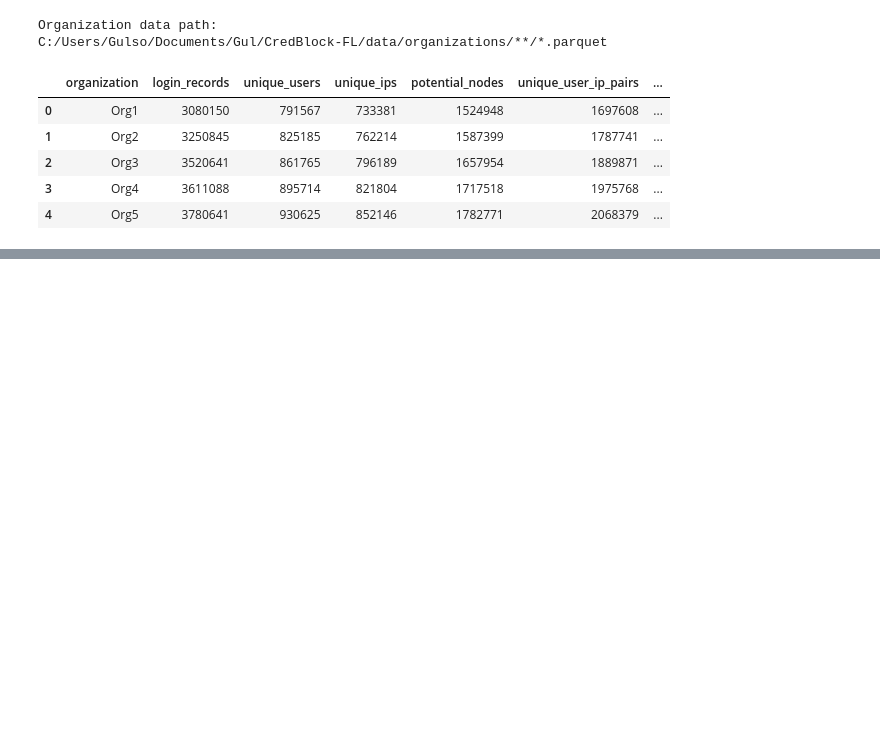
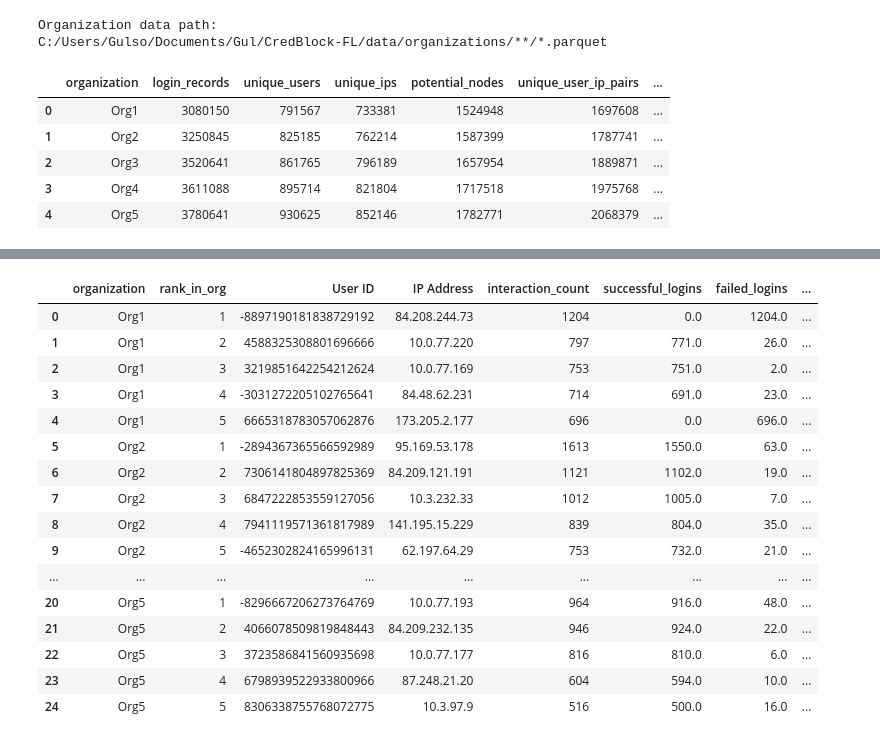
Before and after one commit to gulfatima-git/CredBlock-FL, a Jupyter notebook: notebooks/local_graph_analysis.ipynb, the cells around one changed output, grey strips where cells are left out. Drawn from its saved outputs; the diff is of its cells as text; code cells hidden in the pictures; blank space fills up the shorter version.

```diff
--- a/notebooks/local_graph_analysis.ipynb
+++ b/notebooks/local_graph_analysis.ipynb
@@ -89,0 +238,97 @@ display(graph_sizes)
+# %%
+top_repeated_pairs = duckdb.sql(f"""
+    WITH pair_stats AS (
+        SELECT
+            organization,
+            "User ID",
+            "IP Address",
+
+            COUNT(*) AS interaction_count,
+
+            SUM(
+                CASE WHEN "Login Successful" = TRUE
+                THEN 1 ELSE 0 END
+            ) AS successful_logins,
+
+            SUM(
+                CASE WHEN "Login Successful" = FALSE
+                THEN 1 ELSE 0 END
+            ) AS failed_logins,
+
+            SUM(
+                CASE WHEN "Is Attack IP" = TRUE
+                THEN 1 ELSE 0 END
+            ) AS attack_ip_logins,
+
+            SUM(
+                CASE WHEN "Is Account Takeover" = TRUE
+                THEN 1 ELSE 0 END
+            ) AS account_takeover_logins,
+
+            MIN("Login Timestamp") AS first_login,
+
+            MAX("Login Timestamp") AS last_login
+
+        FROM read_parquet(
+            '{ORG_GLOB}',
+            hive_partitioning = true
+        )
+
+        GROUP BY
+            organization,
+            "User ID",
+            "IP Address"
+    ),
+
+    ranked_pairs AS (
+        SELECT
+            *,
+            ROW_NUMBER() OVER (
+                PARTITION BY organization
+                ORDER BY interaction_count DESC
+            ) AS rank_in_org
+
+        FROM pair_stats
+    )
+
+    SELECT
+        organization,
+        rank_in_org,
+        "User ID",
+        "IP Address",
+        interaction_count,
+        successful_logins,
+        failed_logins,
+        attack_ip_logins,
+        account_takeover_logins,
+        first_login,
+        last_login
+
+    FROM ranked_pairs
+
+    WHERE rank_in_org <= 5
+
+    ORDER BY
+        organization,
+        rank_in_org
+""").df()
+
+display(top_repeated_pairs)
+# %% [output]
+|  | organization | rank_in_org | User ID | IP Address | interaction_count | successful_logins | failed_logins | ... |
+| 0 | Org1 | 1 | -8897190181838729192 | 84.208.244.73 | 1204 | 0.0 | 1204.0 | ... |
+| 1 | Org1 | 2 | 4588325308801696666 | 10.0.77.220 | 797 | 771.0 | 26.0 | ... |
+| 2 | Org1 | 3 | 3219851642254212624 | 10.0.77.169 | 753 | 751.0 | 2.0 | ... |
+| 3 | Org1 | 4 | -3031272205102765641 | 84.48.62.231 | 714 | 691.0 | 23.0 | ... |
+| 4 | Org1 | 5 | 6665318783057062876 | 173.205.2.177 | 696 | 0.0 | 696.0 | ... |
+| 5 | Org2 | 1 | -2894367365566592989 | 95.169.53.178 | 1613 | 1550.0 | 63.0 | ... |
+| 6 | Org2 | 2 | 7306141804897825369 | 84.209.121.191 | 1121 | 1102.0 | 19.0 | ... |
+| 7 | Org2 | 3 | 6847222853559127056 | 10.3.232.33 | 1012 | 1005.0 | 7.0 | ... |
+| 8 | Org2 | 4 | 7941119571361817989 | 141.195.15.229 | 839 | 804.0 | 35.0 | ... |
+| 9 | Org2 | 5 | -4652302824165996131 | 62.197.64.29 | 753 | 732.0 | 21.0 | ... |
+| ... | ... | ... | ... | ... | ... | ... | ... | ... |
+| 20 | Org5 | 1 | -8296667206273764769 | 10.0.77.193 | 964 | 916.0 | 48.0 | ... |
+| 21 | Org5 | 2 | 4066078509819848443 | 84.209.232.135 | 946 | 924.0 | 22.0 | ... |
+| 22 | Org5 | 3 | 3723586841560935698 | 10.0.77.177 | 816 | 810.0 | 6.0 | ... |
+| 23 | Org5 | 4 | 6798939522933800966 | 87.248.21.20 | 604 | 594.0 | 10.0 | ... |
+| 24 | Org5 | 5 | 8306338755768072775 | 10.3.97.9 | 516 | 500.0 | 16.0 | ... |
```
Also changed, not shown: parts of 7 cells of this notebook.
